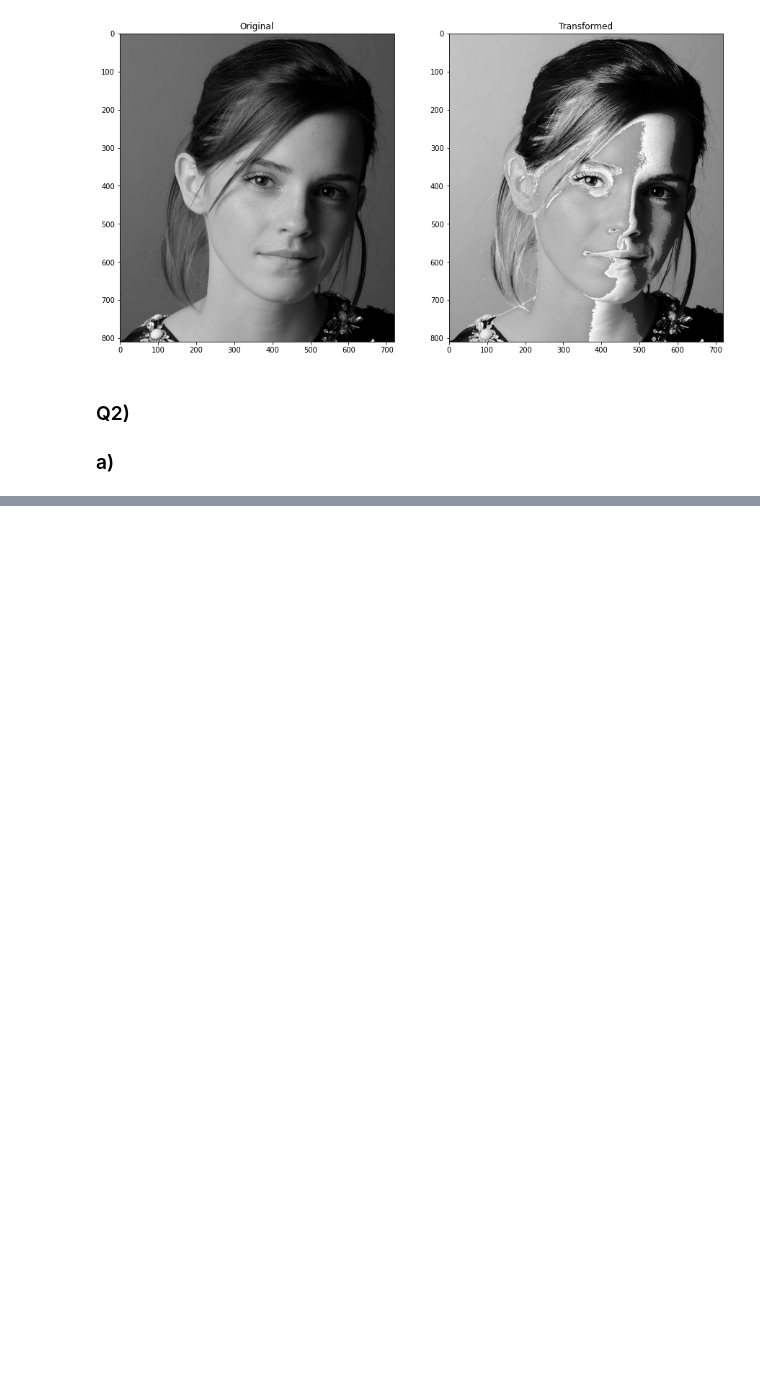
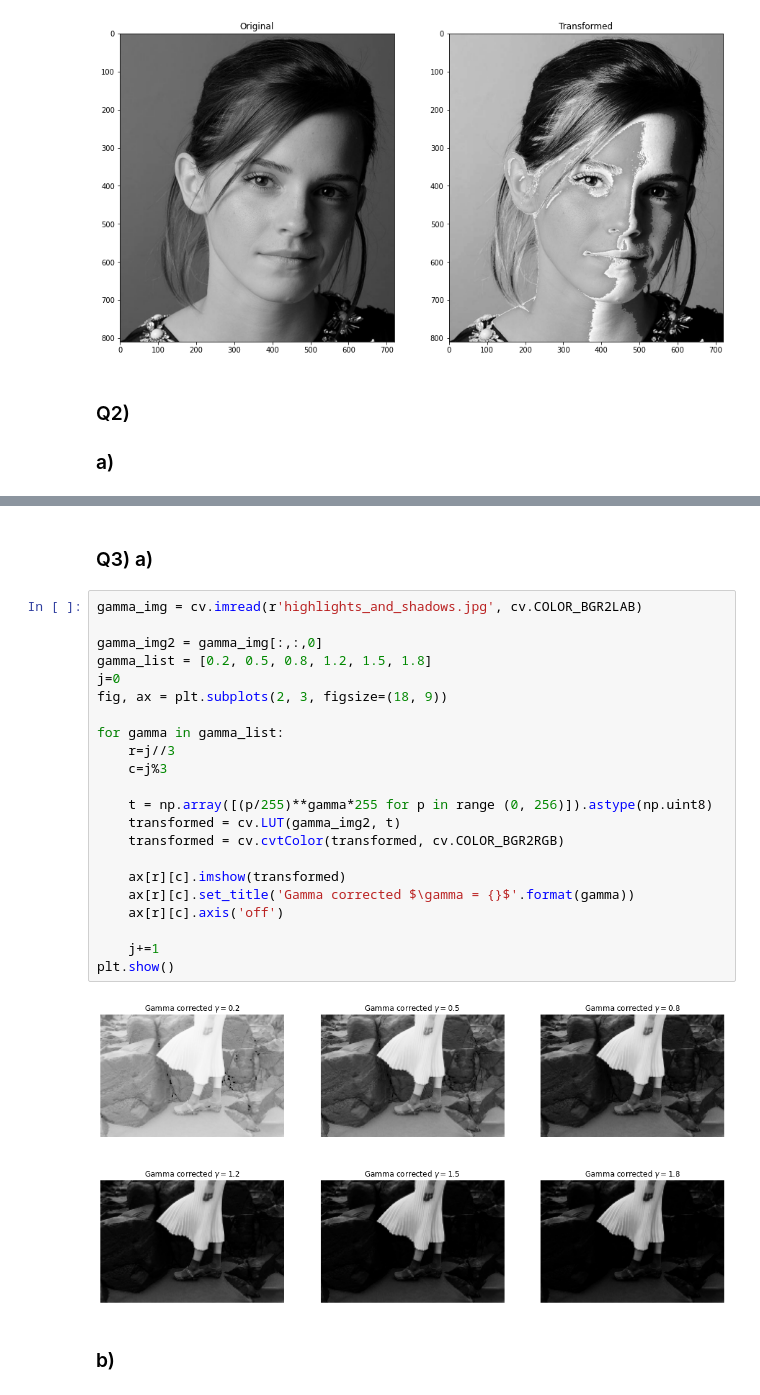
Before and after one commit to Krishnakanth-lab/EN2550_Assignment1, a Jupyter notebook: Krishnakanth_190323C_a01.ipynb, the cells around one changed output, grey strips where cells are left out. Saved outputs shown, nothing was run; the diff lists cells and outputs as text; blank space fills up the shorter version.

Commit message:
Did gamma correction for q3

```diff
--- a/Krishnakanth_190323C_a01.ipynb
+++ b/Krishnakanth_190323C_a01.ipynb
@@ -115,3 +123,31 @@ plt.show()
 # %% [output]
 [figure]
 [figure]
+# %% [markdown]
+### Q3) a)
+# %%
+gamma_img = cv.imread(r'highlights_and_shadows.jpg', cv.COLOR_BGR2LAB)
+
+gamma_img2 = gamma_img[:,:,0]
+gamma_list = [0.2, 0.5, 0.8, 1.2, 1.5, 1.8]
+j=0
+fig, ax = plt.subplots(2, 3, figsize=(18, 9))
+
+for gamma in gamma_list:
+    r=j//3
+    c=j%3
+
+    t = np.array([(p/255)**gamma*255 for p in range (0, 256)]).astype(np.uint8)
+    transformed = cv.LUT(gamma_img2, t)
+    transformed = cv.cvtColor(transformed, cv.COLOR_BGR2RGB)
+
+    ax[r][c].imshow(transformed)
+    ax[r][c].set_title('Gamma corrected $\gamma = {}$'.format(gamma))
+    ax[r][c].axis('off')
+
+    j+=1
+plt.show()
+# %% [output]
+[figure, added]
+# %% [markdown]
+### b)
```
Also changed, not shown: parts of 4 cells of this notebook.
